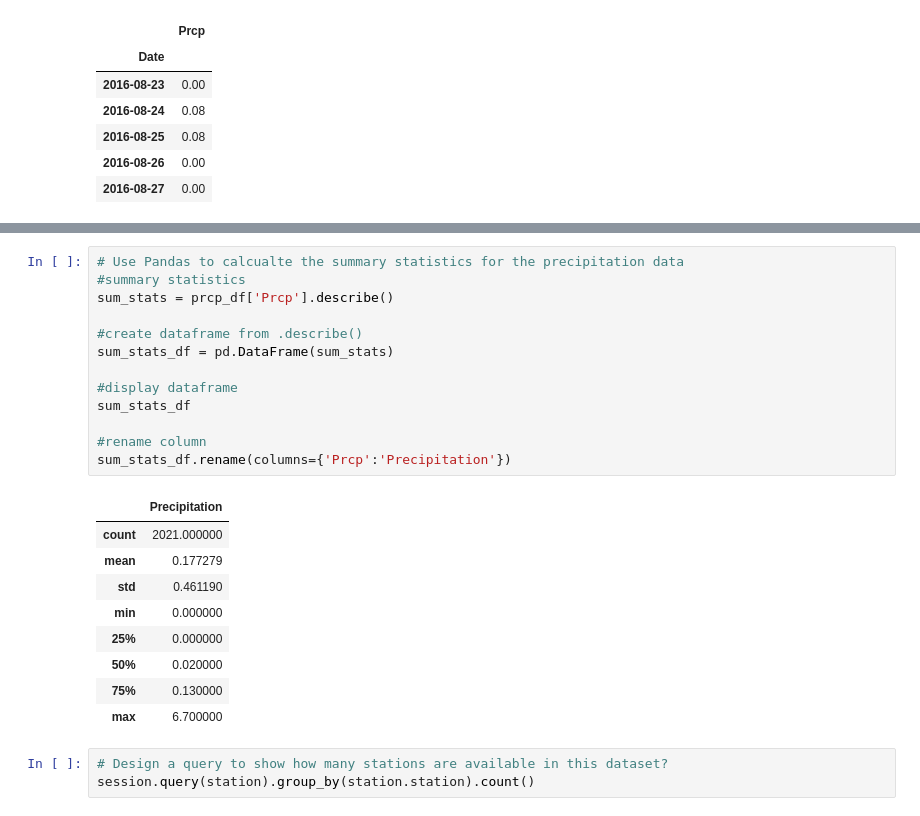
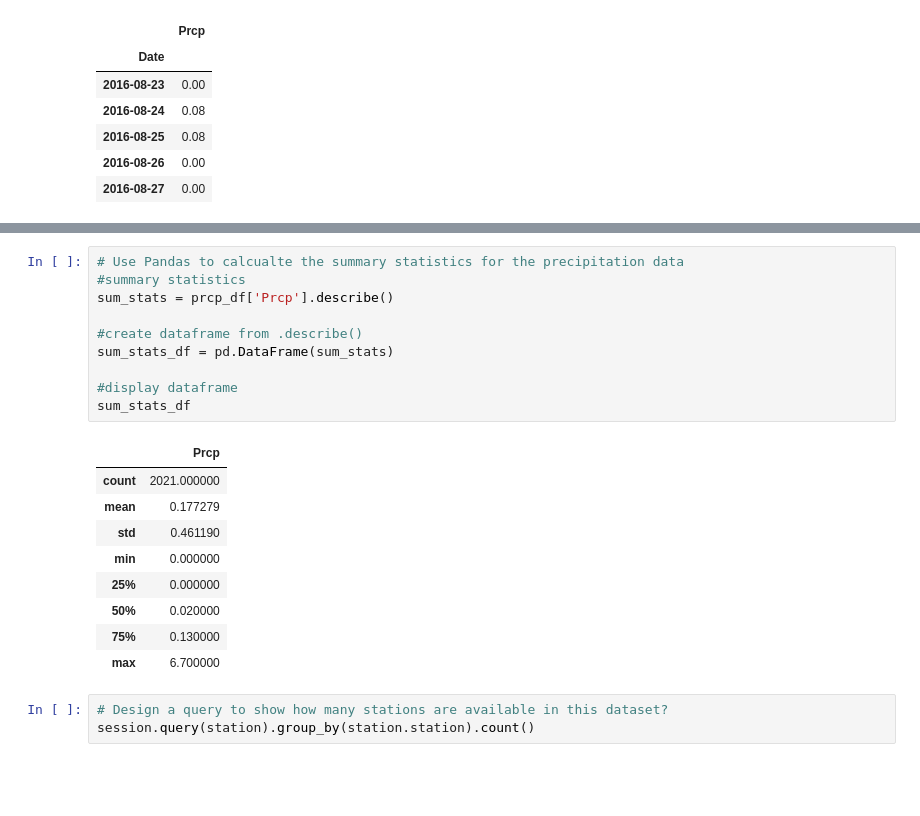
Before and after one commit to teresaflicek/sqlalchemy-challenge, a Jupyter notebook: climate_starter.ipynb, the cells around one changed output, grey strips where cells are left out. Cells and saved outputs as stored; diff of their text form; blank space fills up the shorter version.

```diff
--- a/climate_starter.ipynb
+++ b/climate_starter.ipynb
@@ -127,18 +128,15 @@ TypeError: cannot unpack non-iterable AxesSubplot object
 # %%
 # Use Pandas to calcualte the summary statistics for the precipitation data
 #summary statistics
 sum_stats = prcp_df['Prcp'].describe()
 
 #create dataframe from .describe()
 sum_stats_df = pd.DataFrame(sum_stats)
 
 #display dataframe
 sum_stats_df
-
-#rename column
-sum_stats_df.rename(columns={'Prcp':'Precipitation'})
 # %% [output]
-|  | Precipitation |
+|  | Prcp |
 | count | 2021.000000 |
 | mean | 0.177279 |
 | std | 0.461190 |
```
Also changed, not shown: parts of 4 cells of this notebook.
